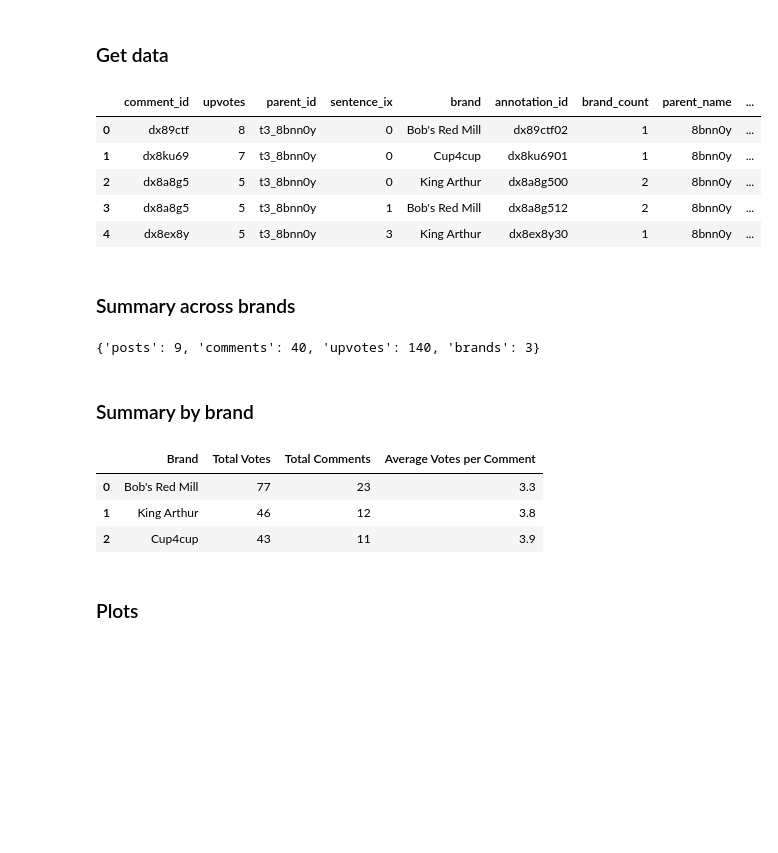
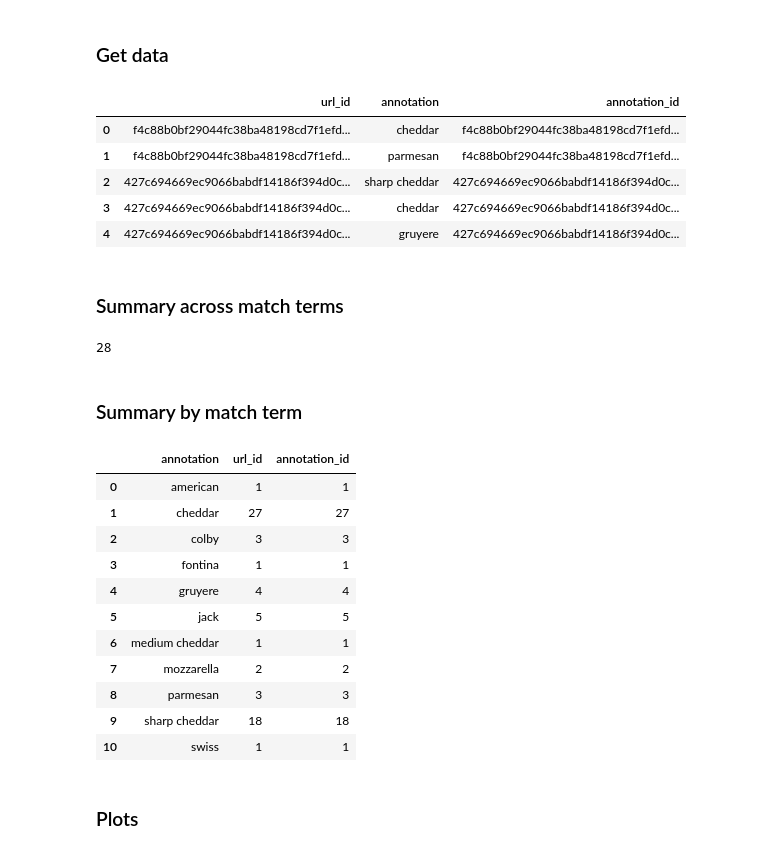
Before and after one commit to kkeller88/product-meta-analysis, a Jupyter notebook: notebooks/recipe-ingredients-general.ipynb, the cells around one changed output. Cells and saved outputs as stored; diff of their text form; code cells hidden in the pictures; blank space fills up the shorter version.

```diff
--- a/notebooks/recipe-ingredients-general.ipynb
+++ b/notebooks/recipe-ingredients-general.ipynb
@@ -11,49 +11,52 @@ from product_meta_analysis.analyze import basic_plots as p
 ### Get data
 # %%
 db = Database()
-comments = db.read(f"""
+annotations = db.read(f"""
     select
-        c.comment_id,
-        c.upvotes,
-        c.parent_id,
-        a.sentence_ix,
-        a.brand,
-        a.annotation_id
-    from reddit_comments c
-    inner join website_content_annotations a
-        on a.comment_id = c.comment_id
-    where c.category='{category}'
+        url_id,
+        annotation,
+        annotation_id
+    from website_content_annotations
+    where category='{category}'
     """)
-comments = pd.DataFrame(comments, columns=['comment_id', 'upvotes', 'parent_id', 'sentence_ix', 'brand', 'annotation_id'])
+annotations = pd.DataFrame(annotations, columns=['url_id', 'annotation', 'annotation_id'])
 db.close()
 
-
-elligible_comments = r.get_eligible_top_level_comments(comments)
-
-elligible_comments.head(5)
+annotations.head(5)
 # %% [output]
-|  | comment_id | upvotes | parent_id | sentence_ix | brand | annotation_id | brand_count | parent_name | ... |
-| 0 | dx89ctf | 8 | t3_8bnn0y | 0 | Bob's Red Mill | dx89ctf02 | 1 | 8bnn0y | ... |
-| 1 | dx8ku69 | 7 | t3_8bnn0y | 0 | Cup4cup | dx8ku6901 | 1 | 8bnn0y | ... |
-| 2 | dx8a8g5 | 5 | t3_8bnn0y | 0 | King Arthur | dx8a8g500 | 2 | 8bnn0y | ... |
-| 3 | dx8a8g5 | 5 | t3_8bnn0y | 1 | Bob's Red Mill | dx8a8g512 | 2 | 8bnn0y | ... |
-| 4 | dx8ex8y | 5 | t3_8bnn0y | 3 | King Arthur | dx8ex8y30 | 1 | 8bnn0y | ... |
+|  | url_id | annotation | annotation_id |
+| 0 | f4c88b0bf29044fc38ba48198cd7f1efd... | cheddar | f4c88b0bf29044fc38ba48198cd7f1efd... |
+| 1 | f4c88b0bf29044fc38ba48198cd7f1efd... | parmesan | f4c88b0bf29044fc38ba48198cd7f1efd... |
+| 2 | 427c694669ec9066babdf14186f394d0c... | sharp cheddar | 427c694669ec9066babdf14186f394d0c... |
+| 3 | 427c694669ec9066babdf14186f394d0c... | cheddar | 427c694669ec9066babdf14186f394d0c... |
+| 4 | 427c694669ec9066babdf14186f394d0c... | gruyere | 427c694669ec9066babdf14186f394d0c... |
 # %% [markdown]
-### Summary across brands
+### Summary across match terms
-# %%
-summary = r.get_summary_stats(elligible_comments)
-summary
-# %% [output]
-{'posts': 9, 'comments': 40, 'upvotes': 140, 'brands': 3}
+# %%
+annotations['url_id'].nunique()
+# %% [output]
+28
 # %% [markdown]
-### Summary by brand
+### Summary by match term
-# %%
-brand_summary = r.get_brand_summary(elligible_comments)
-brand_summary
-# %% [output]
-|  | Brand | Total Votes | Total Comments | Average Votes per Comment |
-| 0 | Bob's Red Mill | 77 | 23 | 3.3 |
-| 1 | King Arthur | 46 | 12 | 3.8 |
-| 2 | Cup4cup | 43 | 11 | 3.9 |
+# %%
+annotation_counts = annotations \
+    .groupby('annotation') \
+    .count() \
+    .reset_index()
+
+annotation_counts
+# %% [output]
+|  | annotation | url_id | annotation_id |
+| 0 | american | 1 | 1 |
+| 1 | cheddar | 27 | 27 |
+| 2 | colby | 3 | 3 |
+| 3 | fontina | 1 | 1 |
+| 4 | gruyere | 4 | 4 |
+| 5 | jack | 5 | 5 |
+| 6 | medium cheddar | 1 | 1 |
+| 7 | mozzarella | 2 | 2 |
+| 8 | parmesan | 3 | 3 |
+| 9 | sharp cheddar | 18 | 18 |
+| 10 | swiss | 1 | 1 |
 # %% [markdown]
 ### Plots
```
Also changed, not shown: parts of 5 cells of this notebook, 1 other file.
